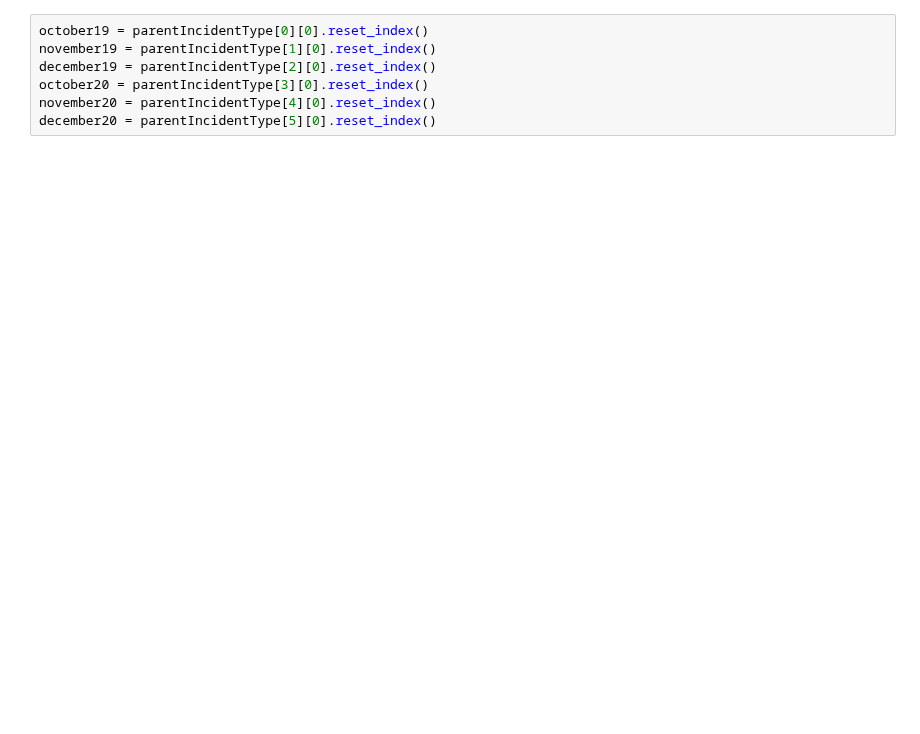
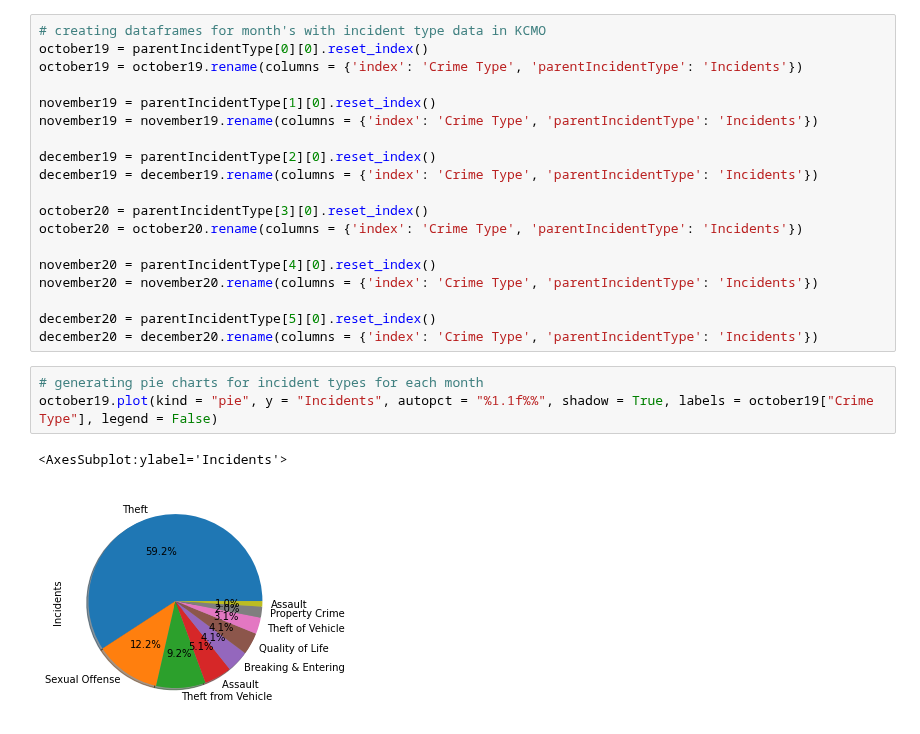
Before and after one commit to E-Weber/EKN-Project, a Jupyter notebook: Crime/CrimeAnalysis.ipynb, the cells around one changed output. Cells and saved outputs as stored; diff of their text form; blank space fills up the shorter version.

Commit message:
pie charts draft

```diff
--- a/Crime/CrimeAnalysis.ipynb
+++ b/Crime/CrimeAnalysis.ipynb
@@ -117,9 +129,27 @@ plt.show()
 # %% [output]
 [figure]
 # %%
+# creating dataframes for month's with incident type data in KCMO
 october19 = parentIncidentType[0][0].reset_index()
+october19 = october19.rename(columns = {'index': 'Crime Type', 'parentIncidentType': 'Incidents'})
+
 november19 = parentIncidentType[1][0].reset_index()
+november19 = november19.rename(columns = {'index': 'Crime Type', 'parentIncidentType': 'Incidents'})
+
 december19 = parentIncidentType[2][0].reset_index()
+december19 = december19.rename(columns = {'index': 'Crime Type', 'parentIncidentType': 'Incidents'})
+
 october20 = parentIncidentType[3][0].reset_index()
+october20 = october20.rename(columns = {'index': 'Crime Type', 'parentIncidentType': 'Incidents'})
+
 november20 = parentIncidentType[4][0].reset_index()
+november20 = november20.rename(columns = {'index': 'Crime Type', 'parentIncidentType': 'Incidents'})
+
 december20 = parentIncidentType[5][0].reset_index()
+december20 = december20.rename(columns = {'index': 'Crime Type', 'parentIncidentType': 'Incidents'})
+# %%
+# generating pie charts for incident types for each month
+october19.plot(kind = "pie", y = "Incidents", autopct = "%1.1f%%", shadow = True, labels = october19["Crime Type"], legend = False)
+# %% [output]
+<AxesSubplot:ylabel='Incidents'>
+[figure, added]
```
Also changed, not shown: parts of 12 cells of this notebook.
